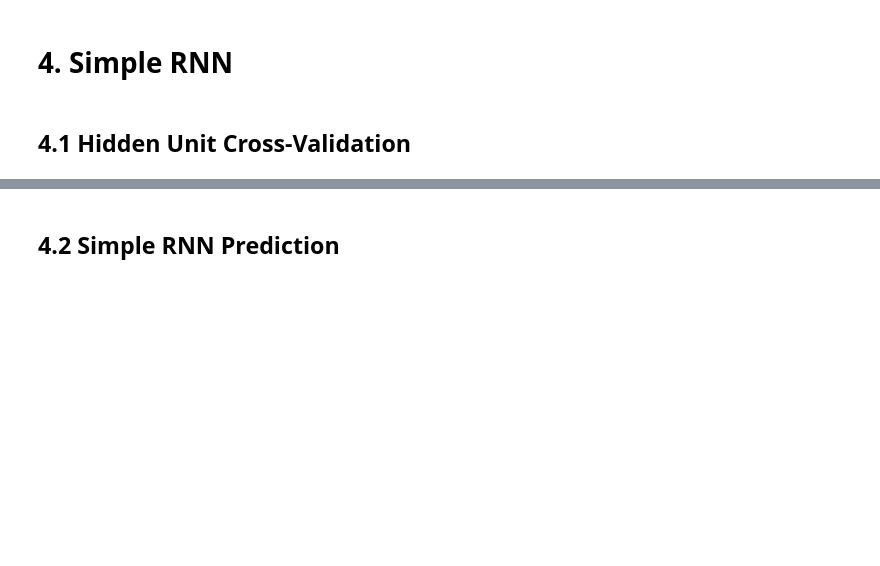
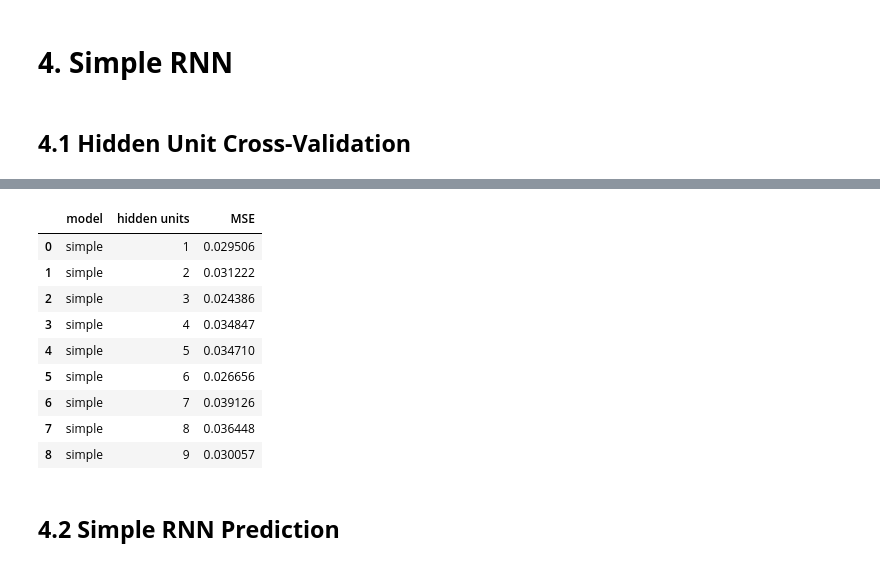
Before and after one commit to lameche99/Realized_Volatility_RNN, a Jupyter notebook: project.ipynb, the cells around one changed output, grey strips where cells are left out. Saved outputs shown, nothing was run; the diff lists cells and outputs as text; code cells hidden in the pictures; blank space fills up the shorter version.

```diff
--- a/project.ipynb
+++ b/project.ipynb
@@ -189,6 +338,19 @@ for i in range(1, MAX_UNITS + 1):
 # %%
 results_simple = pd.DataFrame.from_dict(results_simple)
 simple_units = results_simple.loc[results_simple.MSE == results_simple.MSE.min()]['hidden units'].values[0]
+# %%
+results_simple
+# %% [output]
+|  | model | hidden units | MSE |
+| 0 | simple | 1 | 0.029506 |
+| 1 | simple | 2 | 0.031222 |
+| 2 | simple | 3 | 0.024386 |
+| 3 | simple | 4 | 0.034847 |
+| 4 | simple | 5 | 0.034710 |
+| 5 | simple | 6 | 0.026656 |
+| 6 | simple | 7 | 0.039126 |
+| 7 | simple | 8 | 0.036448 |
+| 8 | simple | 9 | 0.030057 |
 # %% [markdown]
 ## **4.2 Simple RNN Prediction**
 # %%
```
Also changed, not shown: parts of 21 cells of this notebook, 2 other files.
